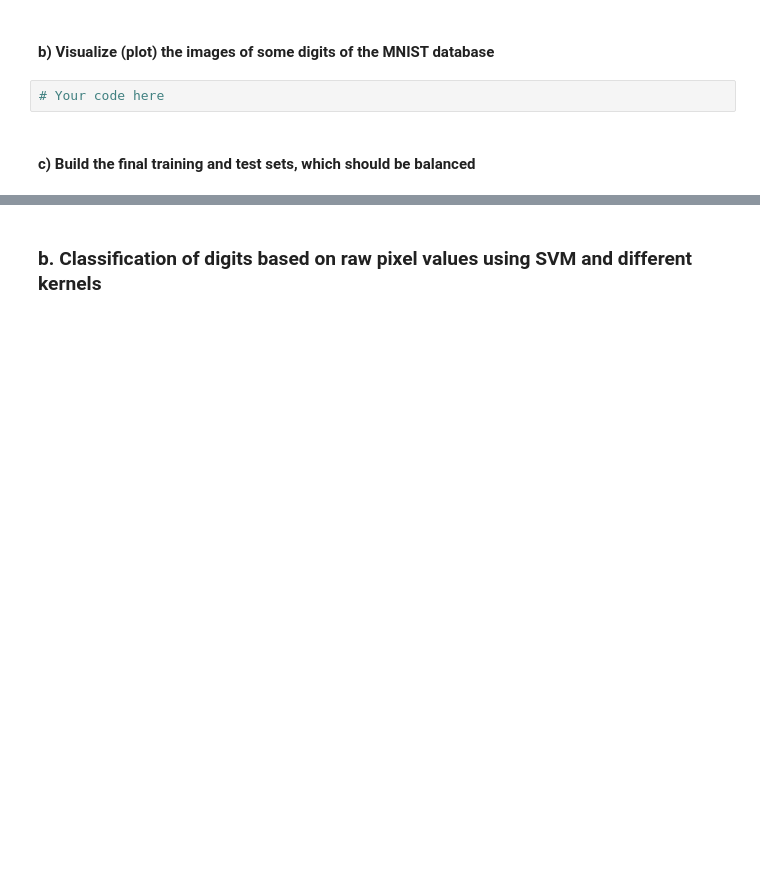
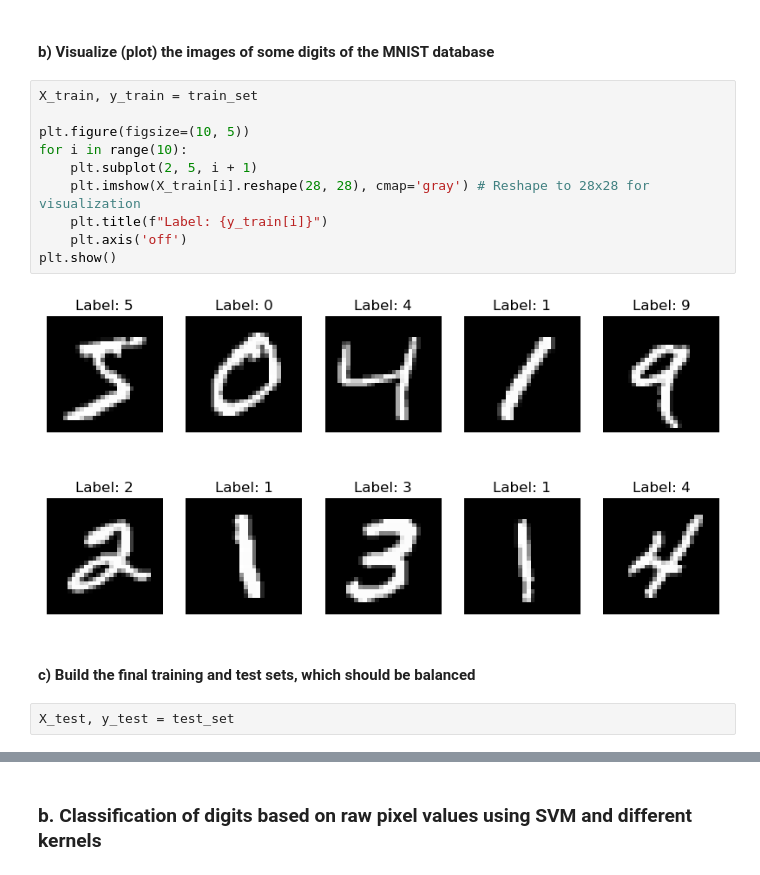
Before and after one commit to evarayHEIG/machle_labs, a Jupyter notebook: pw7/ex1-digit-classification/ex1-digit-classification-stud.ipynb, the cells around one changed output, grey strips where cells are left out. Drawn from its saved outputs; the diff is of its cells as text; blank space fills up the shorter version.

```diff
--- a/pw7/ex1-digit-classification/ex1-digit-classification-stud.ipynb
+++ b/pw7/ex1-digit-classification/ex1-digit-classification-stud.ipynb
@@ -33,6 +36,18 @@ Test set: 10000
 # %% [markdown]
 #### b) Visualize (plot) the images of some digits of the MNIST database
 # %%
-# Your code here
+X_train, y_train = train_set
+
+plt.figure(figsize=(10, 5))
+for i in range(10):
+    plt.subplot(2, 5, i + 1)
+    plt.imshow(X_train[i].reshape(28, 28), cmap='gray') # Reshape to 28x28 for visualization
+    plt.title(f"Label: {y_train[i]}")
+    plt.axis('off')
+plt.show()
+# %% [output]
+[figure, added]
 # %% [markdown]
 #### c) Build the final training and test sets, which should be balanced
+# %%
+X_test, y_test = test_set
```
Also changed, not shown: parts of 4 cells of this notebook.
